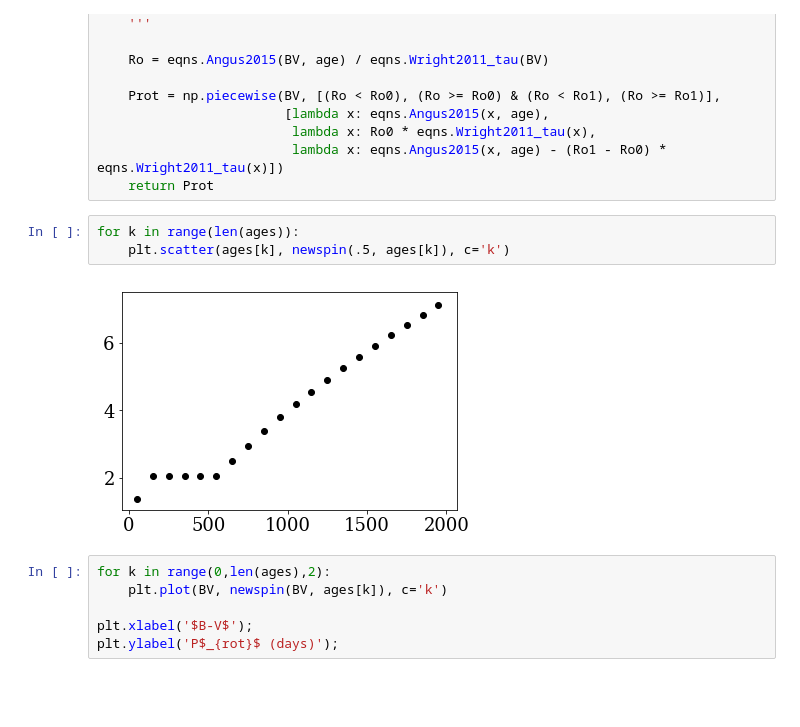
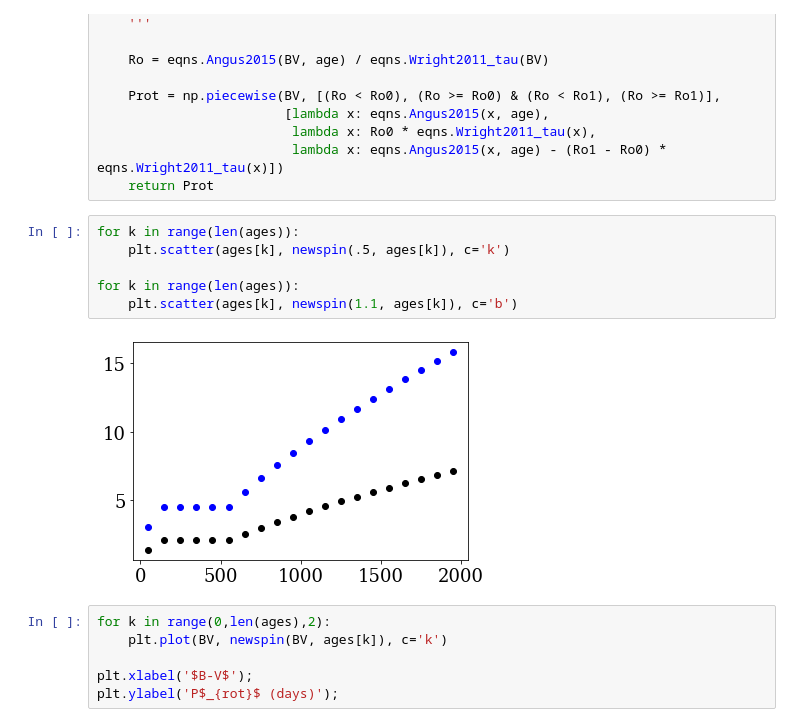
Before and after one commit to jradavenport/stall-down, a Jupyter notebook: code/explore.ipynb, the cells around one changed output. Saved outputs shown, nothing was run; the diff lists cells and outputs as text; blank space fills up the shorter version.

```diff
--- a/code/explore.ipynb
+++ b/code/explore.ipynb
@@ -97,8 +97,11 @@ def newspin(BV, age, Ro0 = 0.2, Ro1 = 0.5):
 # %%
 for k in range(len(ages)):
     plt.scatter(ages[k], newspin(.5, ages[k]), c='k')
+
+for k in range(len(ages)):
+    plt.scatter(ages[k], newspin(1.1, ages[k]), c='b')
 # %% [output]
-[figure, old version]
+[figure, new version]
 # %%
 for k in range(0,len(ages),2):
     plt.plot(BV, newspin(BV, ages[k]), c='k')
```
Also changed, not shown: parts of 5 cells of this notebook, 1 other file.
